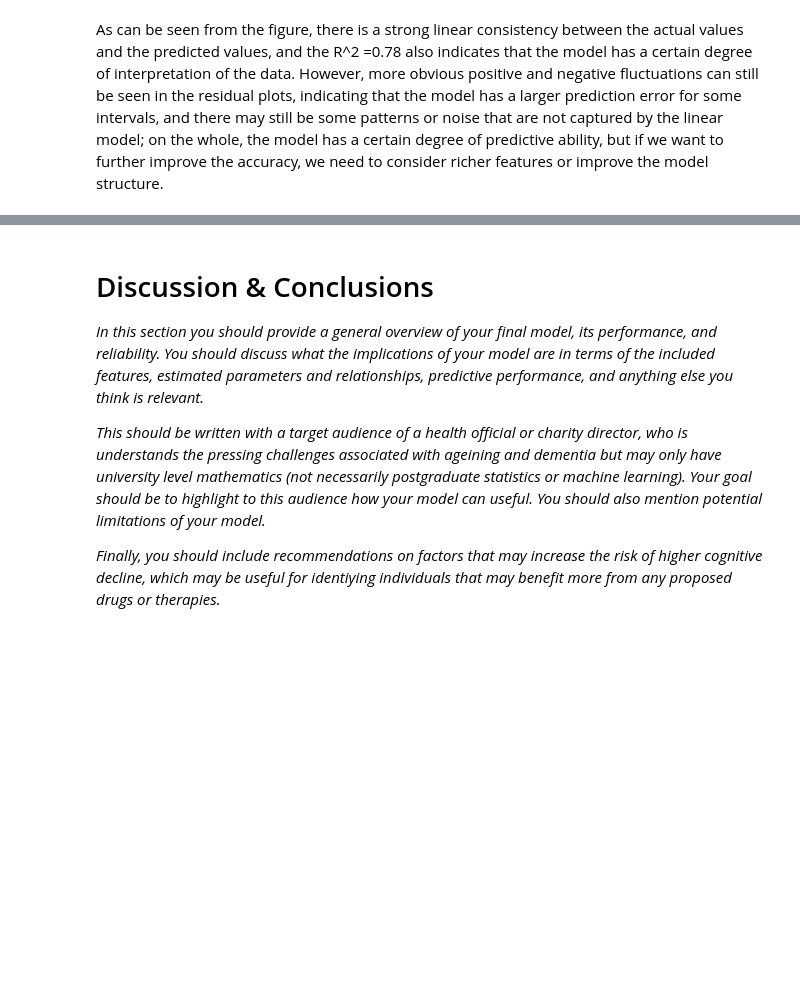
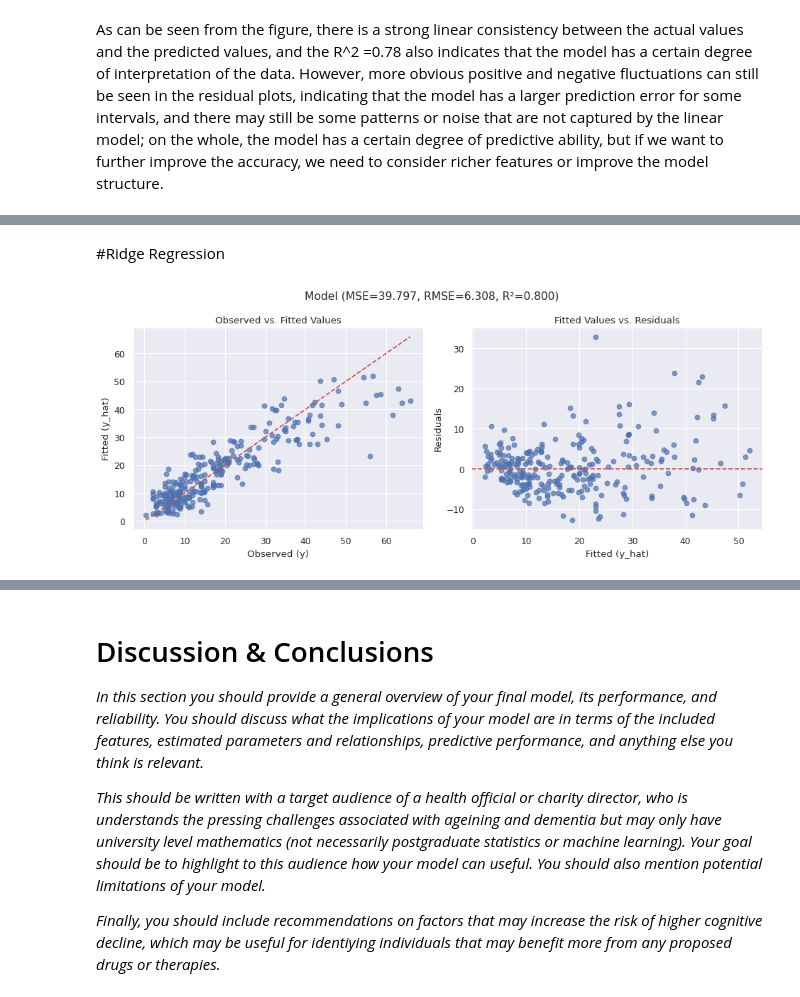
Before and after one commit to Aleksandra-kalucka/Machine-Learning-project-1, a Jupyter notebook: project1.group (2).ipynb, the cells around one changed output, grey strips where cells are left out. Saved outputs shown, nothing was run; the diff lists cells and outputs as text; code cells hidden in the pictures; blank space fills up the shorter version.

Commit message:
Ridge

```diff
--- a/project1.group (2).ipynb
+++ b/project1.group (2).ipynb
@@ -401,0 +402,2 @@ The model’s output shows that baseline ADAS13 score (ADAS13.bl) and the APOE4
+# %% [markdown]
+#Ridge Regression
@@ -401,0 +444,12 @@ The model’s output shows that baseline ADAS13 score (ADAS13.bl) and the APOE4
+# %%
+alpha_val = 10
+
+# Ridge pipeline
+r = make_pipeline(
+    StandardScaler(),
+    Ridge(alpha = alpha_val)
+).fit(X_train, y_train)
+
+mse, rmse, r2 = model_fit_plot(r, X_test, y_test)
+# %% [output]
+[figure, added]
```
Also changed, not shown: parts of 7 cells of this notebook, 1 other file.
